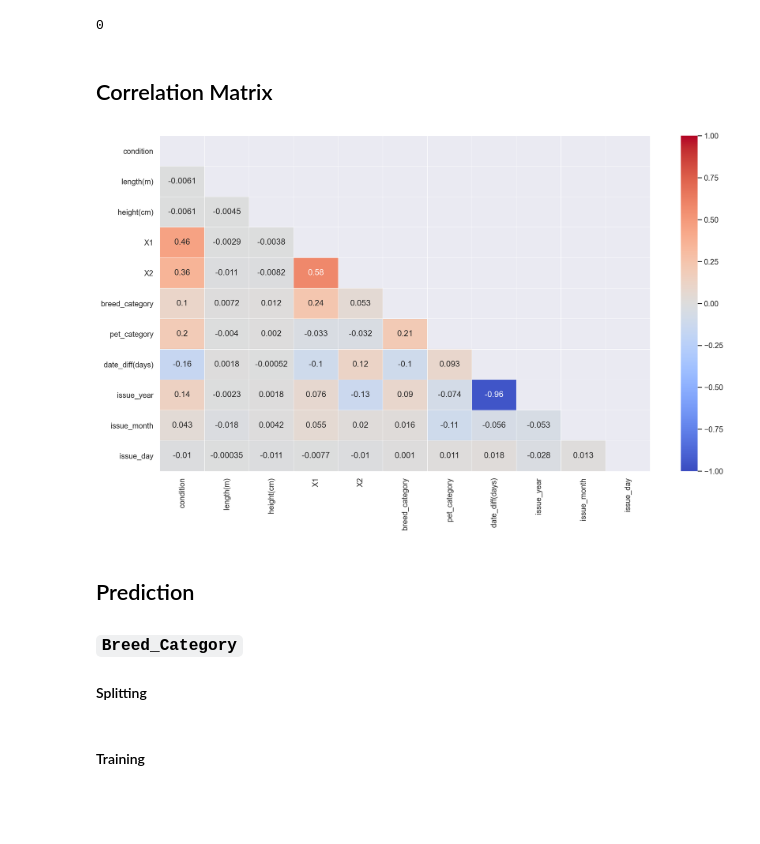
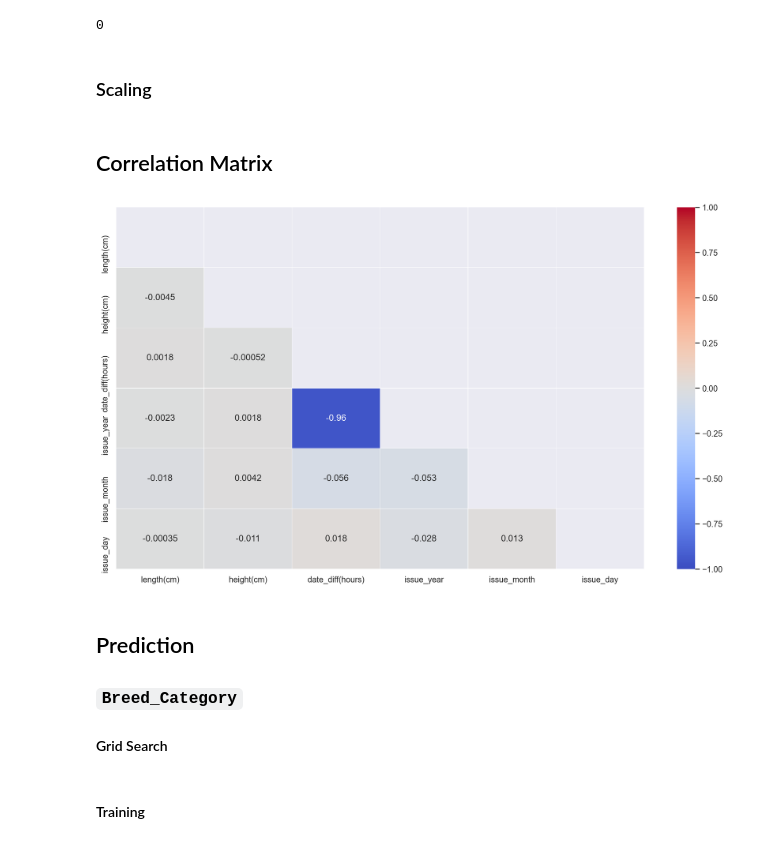
Before and after one commit to jacob5412/HackerEarth-Adopt-a-Buddy, a Jupyter notebook: Pet & Breed category prediction.ipynb, the cells around one changed output. Drawn from its saved outputs; the diff is of its cells as text; code cells hidden in the pictures; blank space fills up the shorter version.

```diff
--- a/Pet & Breed category prediction.ipynb
+++ b/Pet & Breed category prediction.ipynb
@@ -151,14 +167,2 @@ Encoding
-# %%
-enc = OneHotEncoder(handle_unknown = 'ignore')
-enc.fit(train_df[['color_type']])
-
-train_ohe_df = pd.DataFrame(enc.transform(train_df[['color_type']]).toarray(), columns=enc.get_feature_names())
-test_ohe_df = pd.DataFrame(enc.transform(test_df[['color_type']]).toarray(), columns=enc.get_feature_names())
-
-train_df.drop(['color_type'], axis=1, inplace=True)
-test_df.drop(['color_type'], axis=1, inplace=True)
-
-train_df = train_df.join(train_ohe_df)
-test_df = test_df.join(train_ohe_df)
 # %% [markdown]
 ### Filling Missing Values
@@ -253,26 +190,42 @@ test_df.loc[test_df['condition'].isna(), 'condition'] = 3.0
 test_df.isna().sum().sum()
 # %% [output]
 0
+# %% [markdown]
+### Scaling
+# %%
+std_scaler = StandardScaler()
+
+train_df[['date_diff(hours)']] = std_scaler.fit_transform(train_df[['date_diff(hours)']])
+test_df[['date_diff(hours)']] = std_scaler.transform(test_df[['date_diff(hours)']])
+# %%
+std_scaler = StandardScaler()
+
+train_df[['length(cm)']] = std_scaler.fit_transform(train_df[['length(cm)']])
+test_df[['length(cm)']] = std_scaler.transform(test_df[['length(cm)']])
+# %%
+std_scaler = StandardScaler()
+
+train_df[['height(cm)']] = std_scaler.fit_transform(train_df[['height(cm)']])
+test_df[['height(cm)']] = std_scaler.transform(test_df[['height(cm)']])
 # %% [markdown]
 ## Correlation Matrix
 # %%
 plt.figure(figsize=(16, 9), dpi=200)
-corr_plot = train_df[['condition', 'length(m)', 'height(cm)', 'X1', 'X2',
-                      'breed_category', 'pet_category', 'date_diff(days)', 'issue_year',
+corr_plot = train_df[['length(cm)', 'height(cm)', 'date_diff(hours)', 'issue_year',
                       'issue_month', 'issue_day', ]].corr()
 mask = np.zeros_like(corr_plot, dtype=np.bool)
 mask[np.triu_indices_from(mask)] = True
 sns.heatmap(corr_plot,
             square=False,
             linewidth=.1,
             vmin=-1,
             vmax=1,
             cmap='coolwarm',
             annot=True,
             mask=mask)
 plt.show()
 # %% [output]
-[figure, old version]
+[figure, new version]
 # %%
 # dropping issue_year
 train_df.drop(['issue_year'], axis=1, inplace=True)
@@ -282,4 +235,4 @@ test_df.drop(['issue_year'], axis=1, inplace=True)
 
 ### `Breed_Category`
 
-#### Splitting
+#### Grid Search
```
Also changed, not shown: parts of 46 cells of this notebook, 3 other files.
